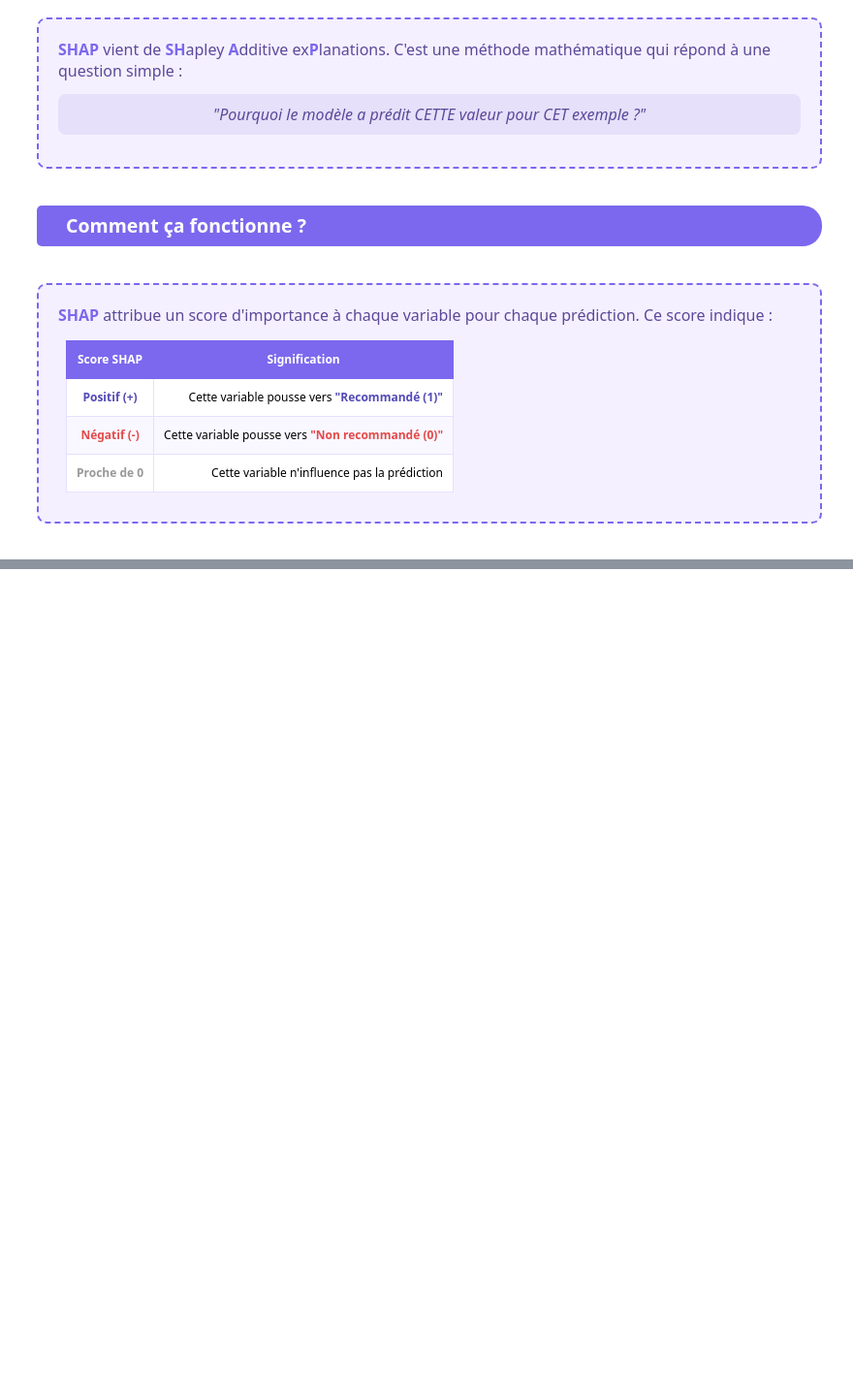
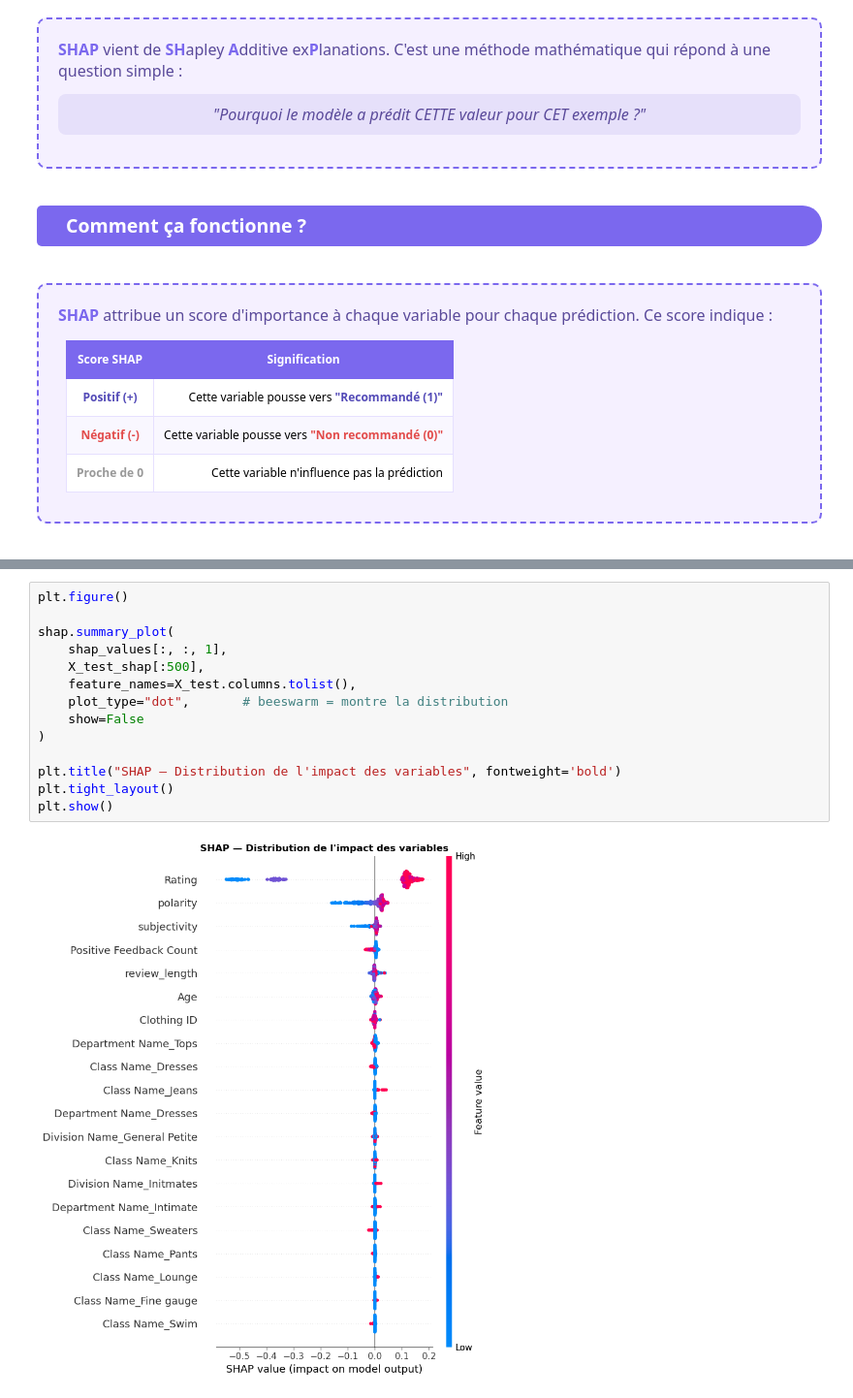
Before and after one commit to BenWafae/womens-ecommerce-product-success, a Jupyter notebook: notebooks/ecommerce_project.ipynb, the cells around one changed output, grey strips where cells are left out. Shown at 97% size. Drawn from its saved outputs; the diff is of its cells as text; blank space fills up the shorter version.

```diff
--- a/notebooks/ecommerce_project.ipynb
+++ b/notebooks/ecommerce_project.ipynb
@@ -3244,0 +3309,16 @@ plt.show()
+# %%
+plt.figure()
+
+shap.summary_plot(
+    shap_values[:, :, 1],
+    X_test_shap[:500],
+    feature_names=X_test.columns.tolist(),
+    plot_type="dot",       # beeswarm = montre la distribution
+    show=False
+)
+
+plt.title("SHAP — Distribution de l'impact des variables", fontweight='bold')
+plt.tight_layout()
+plt.show()
+# %% [output]
+[figure, added]
```
Also changed, not shown: parts of 12 cells of this notebook.
